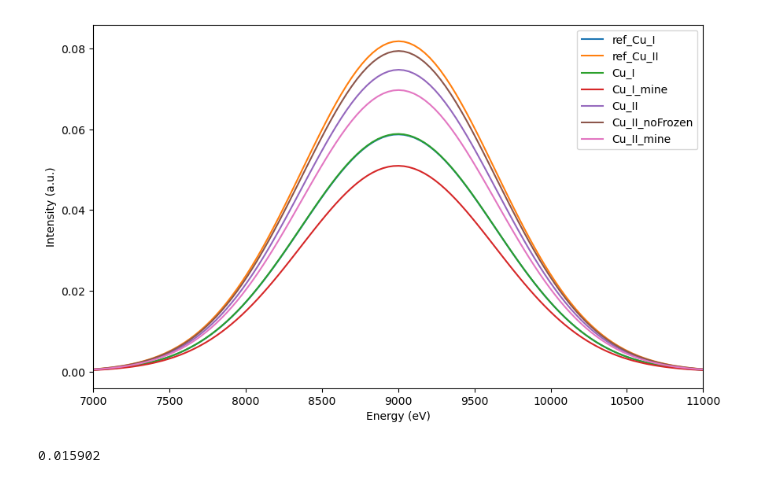
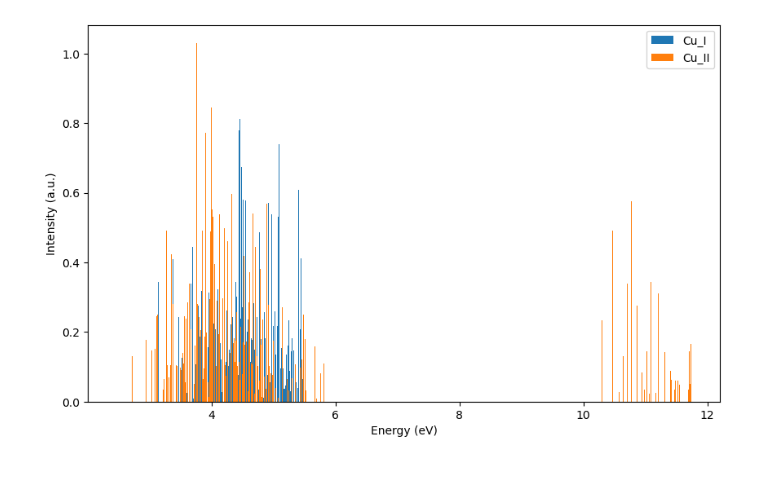
Before and after one commit to Aguiario/ORCA_and_Gaussian, a Jupyter notebook: ORCA_KXAS/test.ipynb, the cells around one changed output. Cells and saved outputs as stored; diff of their text form; code cells hidden in the pictures.

```diff
--- a/ORCA_KXAS/test.ipynb
+++ b/ORCA_KXAS/test.ipynb
@@ -3,3 +3,6 @@ import ORCA_plot as utl
 import matplotlib.pyplot as plt
 import numpy as np
 import os
+# %%
+file_Cu_I = np.loadtxt(os.path.join("data", "Cu_I.out.abs.stk"))
+file_Cu_II = np.loadtxt(os.path.join("data", "Cu_II.out.abs.stk"))
@@ -6,37 +59,19 @@ import os
 # %%
-file_ref_Cu_I = np.loadtxt(os.path.join("data", "test_charge_1_multiplicity_1.out.abs.dat"))
-file_ref_Cu_II = np.loadtxt(os.path.join("data", "test_charge_2_multiplicity_2.out.abs.dat"))
-file_Cu_I = np.loadtxt(os.path.join("data", "Cu_I.out.abs.dat"))
-file_Cu_I_Page = np.loadtxt(os.path.join("data", "Cu_I_Page.out.abs.dat"))
-file_Cu_II = np.loadtxt(os.path.join("data", "Cu_II.out.abs.dat"))
-file_Cu_II_noFrozen = np.loadtxt(os.path.join("data", "Cu_II_noFrozen.out.abs.dat"))
-file_Cu_II_Page = np.loadtxt(os.path.join("data", "Cu_II_Page.out.abs.dat"))
-
 data_list = [
-    {"file": file_ref_Cu_I, "name": "ref_Cu_I"},
-    {"file": file_ref_Cu_II, "name": "ref_Cu_II"},
     {"file": file_Cu_I, "name": "Cu_I"},
-    {"file": file_Cu_I_Page, "name": "Cu_I_mine"},
-    {"file": file_Cu_II, "name": "Cu_II"},
-    {"file": file_Cu_II_noFrozen, "name": "Cu_II_noFrozen"},
-    {"file": file_Cu_II_Page, "name": "Cu_II_mine"},
+    {"file": file_Cu_II, "name": "Cu_II"}
 ]
 
 plt.figure(figsize=(10, 6))
 
 for data in data_list:
     name, x, y_normalized = utl.plot(data["file"], plot=False, name=data["name"])
-    plt.plot(x, y_normalized, label=name )
+    plt.bar(x, y_normalized, label=name, width=0.01 )
 
 
-plt.xlim(7000, 11000)
 plt.xlabel("Energy (eV)")
 plt.ylabel("Intensity (a.u.)")
 plt.legend()
 plt.show()
 # %% [output]
-[figure, old version]
+[figure, new version]
-# %%
-utl.int_dif(file_Cu_I, file_Cu_II, 9000)
-# %% [output]
-0.015902
```
Also changed, not shown: parts of 3 cells of this notebook, 10 other files.
